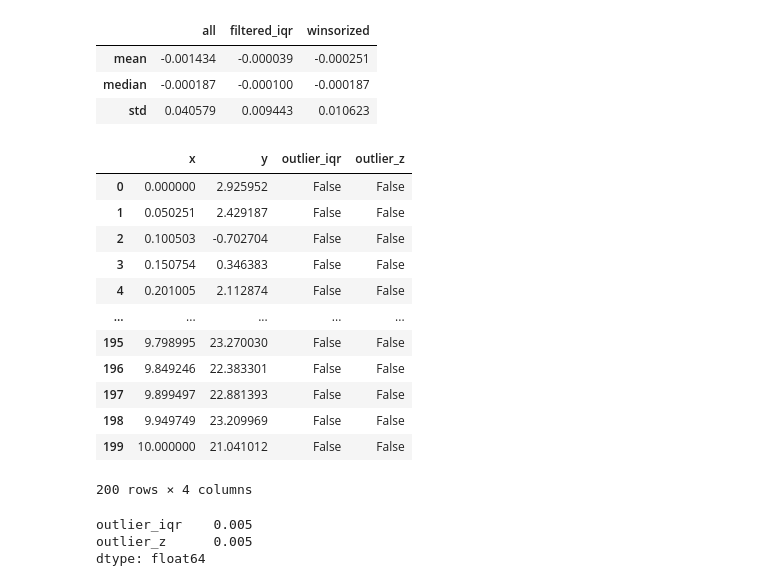
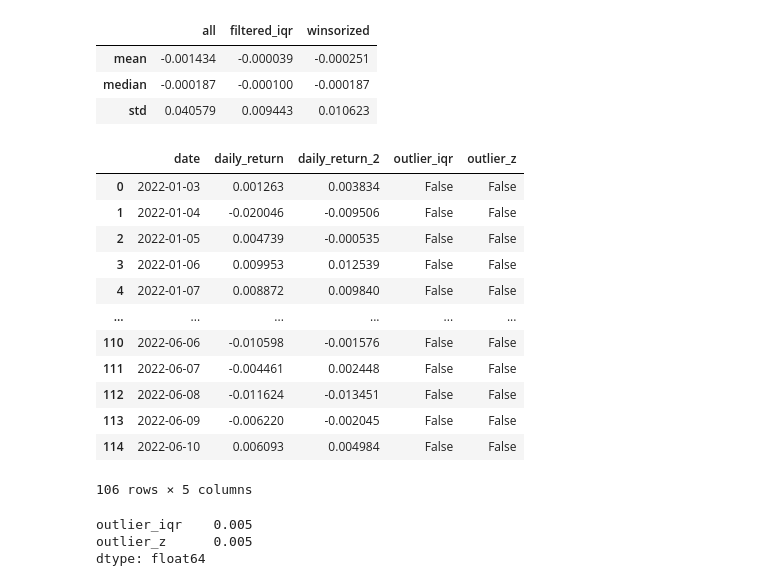
Before and after one commit to WithAnOrchid0513/bootcamp_Zhiang_Qiu, a Jupyter notebook: homework/stage07_outliers-risk-assumptions/notebooks/stage07_outliers-risk-assumptions_homework.ipynb, the cells around one changed output. Saved outputs shown, nothing was run; the diff lists cells and outputs as text; code cells hidden in the pictures.

```diff
--- a/homework/stage07_outliers-risk-assumptions/notebooks/stage07_outliers-risk-assumptions_homework.ipynb
+++ b/homework/stage07_outliers-risk-assumptions/notebooks/stage07_outliers-risk-assumptions_homework.ipynb
@@ -150,21 +150,21 @@ comp
 | median | -0.000187 | -0.000100 | -0.000187 |
 | std | 0.040579 | 0.009443 | 0.010623 |
 # %%
-df
+df[df['outlier_iqr'] == False]
 # %% [output]
-|  | x | y | outlier_iqr | outlier_z |
-| 0 | 0.000000 | 2.925952 | False | False |
-| 1 | 0.050251 | 2.429187 | False | False |
-| 2 | 0.100503 | -0.702704 | False | False |
-| 3 | 0.150754 | 0.346383 | False | False |
-| 4 | 0.201005 | 2.112874 | False | False |
-| ... | ... | ... | ... | ... |
-| 195 | 9.798995 | 23.270030 | False | False |
-| 196 | 9.849246 | 22.383301 | False | False |
-| 197 | 9.899497 | 22.881393 | False | False |
-| 198 | 9.949749 | 23.209969 | False | False |
-| 199 | 10.000000 | 21.041012 | False | False |
+|  | date | daily_return | daily_return_2 | outlier_iqr | outlier_z |
+| 0 | 2022-01-03 | 0.001263 | 0.003834 | False | False |
+| 1 | 2022-01-04 | -0.020046 | -0.009506 | False | False |
+| 2 | 2022-01-05 | 0.004739 | -0.000535 | False | False |
+| 3 | 2022-01-06 | 0.009953 | 0.012539 | False | False |
+| 4 | 2022-01-07 | 0.008872 | 0.009840 | False | False |
+| ... | ... | ... | ... | ... | ... |
+| 110 | 2022-06-06 | -0.010598 | -0.001576 | False | False |
+| 111 | 2022-06-07 | -0.004461 | 0.002448 | False | False |
+| 112 | 2022-06-08 | -0.011624 | -0.013451 | False | False |
+| 113 | 2022-06-09 | -0.006220 | -0.002045 | False | False |
+| 114 | 2022-06-10 | 0.006093 | 0.004984 | False | False |
-200 rows × 4 columns
+106 rows × 5 columns
 # %%
 x = np.linspace(0, 10, 200)
 y = 2.2 * x + 1 + np.random.normal(0, 1.2, size=x.size)
```
Also changed, not shown: parts of 4 cells of this notebook, 3 other files.
